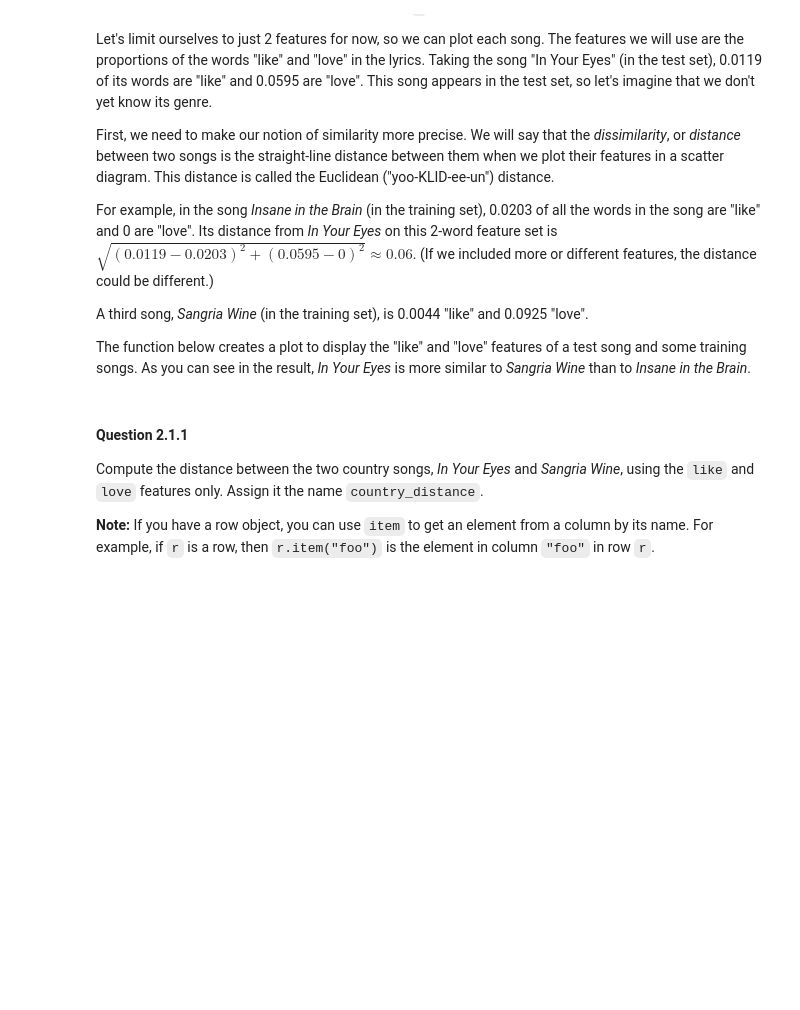
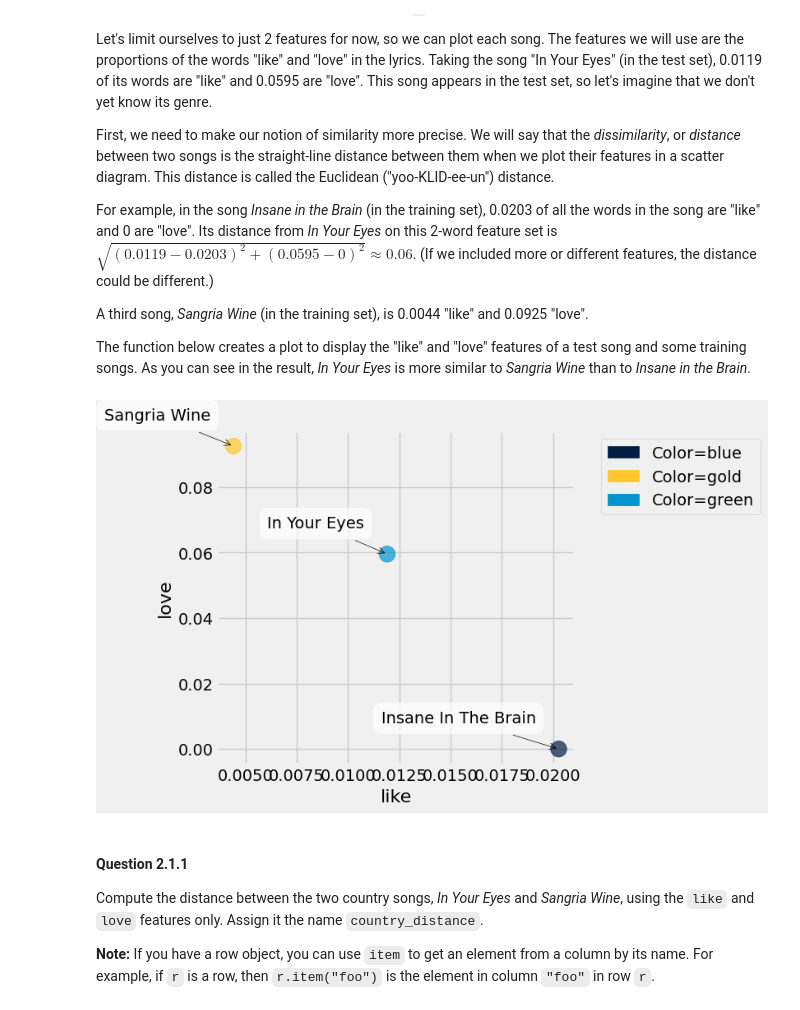
Before and after one commit to bxu22/DS151-Project, a Jupyter notebook: project_2ndhalf.ipynb, the cells around one changed output. Drawn from its saved outputs; the diff is of its cells as text; code cells hidden in the pictures; blank space fills up the shorter version.

```diff
--- a/project_2ndhalf.ipynb
+++ b/project_2ndhalf.ipynb
@@ -191,23 +211,25 @@ The function below creates a plot to display the "like" and "love" features of a
 # %%
 # Just run this cell.
 
 def plot_with_two_features(test_song, training_songs, x_feature, y_feature):
     """Plot a test song and training songs using two features."""
     test_row = row_for_title(test_song)
     distances = Table().with_columns(
             x_feature, make_array(test_row.item(x_feature)),
             y_feature, make_array(test_row.item(y_feature)),
             'Color',   make_array(genre_color('Unknown')),
             'Title',   make_array(test_song)
         )
     for song in training_songs:
         row = row_for_title(song)
         color = genre_color(row.item('Genre'))
         distances.append([row.item(x_feature), row.item(y_feature), color, song])
-    distances.scatter(x_feature, y_feature, colors='Color', labels='Title', s=200)
+    distances.scatter(x_feature, y_feature, group='Color', labels='Title', s=200) #changed 'colors' to 'group'. Argument 'colors' is deprecated
 
 training = make_array("Sangria Wine", "Insane In The Brain")
 plot_with_two_features("In Your Eyes", training, "like", "love")
+# %% [output]
+[figure, added]
 # %% [markdown]
 #### Question 2.1.1
 Compute the distance between the two country songs, *In Your Eyes* and *Sangria Wine*, using the `like` and `love` features only.  Assign it the name `country_distance`.
```
Also changed, not shown: parts of 7 cells of this notebook.
